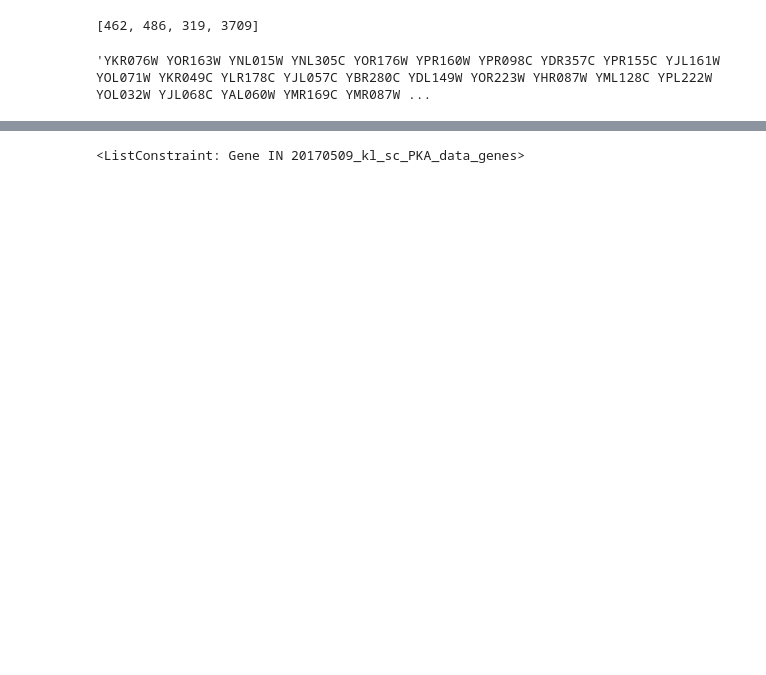
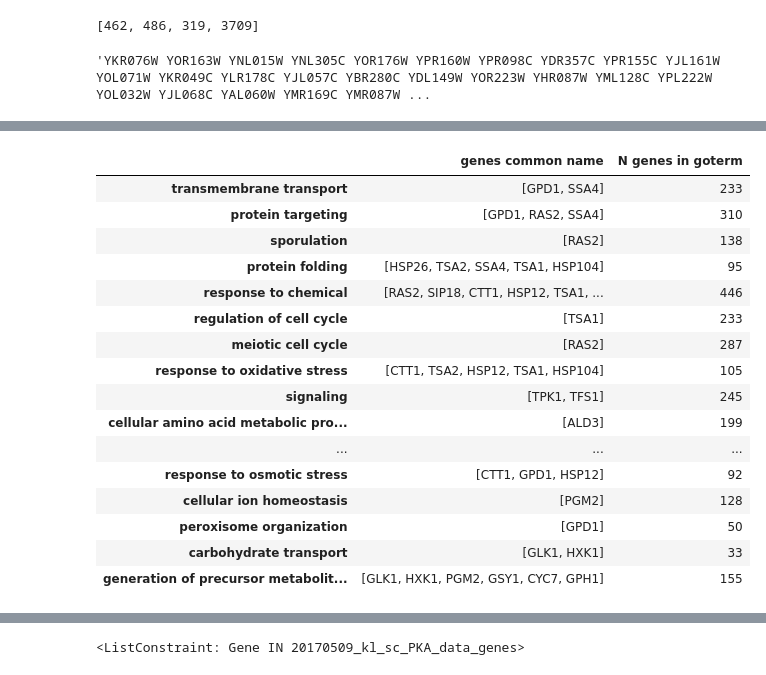
Before and after one commit to heineike02/yeast_esr_expression_analysis, a Jupyter notebook: scripts/20170817_klscpka_go_analysis.ipynb, the cells around one changed output, grey strips where cells are left out. Saved outputs shown, nothing was run; the diff lists cells and outputs as text; code cells hidden in the pictures; blank space fills up the shorter version.

```diff
--- a/scripts/20170817_klscpka_go_analysis.ipynb
+++ b/scripts/20170817_klscpka_go_analysis.ipynb
@@ -42,0 +112,14 @@ kl_sc_PKA_data_unsig = kl_sc_PKA_data.loc[list(unsig_ind)]
+# %%
+#Set up go term list and database:
+GO_aspect = 'P'
+#The three GO_aspect are:
+#C = cellular_component
+#F = molecular_function
+#P = biological_process
+
+
+go_slims = pd.read_table(data_processing_dir + os.path.normpath('go_terms/go_slim_mapping.tab'),header = None)
+go_slims.columns = ['sc_genename','sc_common_name','sgd_ID','GO_aspect','GO_term','GO_term_ID','feature_type']
+
+go_slims_aspect = go_slims[go_slims['GO_aspect']==GO_aspect]
+go_term_list = list(set(go_slims_aspect['GO_term']))
@@ -42,0 +129,47 @@ kl_sc_PKA_data_unsig = kl_sc_PKA_data.loc[list(unsig_ind)]
+# %%
+gene_set_data = kl_sc_PKA_data[kl_sc_PKA_data['SC_common_name'].isin(jso_msn2_targets)]
+gene_set_list = gene_set_data['sc_genename']
+
+
+go_term_data = []
+
+go_term_index = []
+
+for term in go_term_list:
+    term_genes = list(go_slims_aspect[go_slims_aspect['GO_term']==term]['sc_genename'])
+    if len(term_genes)> len(set(term_genes)):
+        print("Duplicate Term: " + term)
+    subset_genes_in_goterm =  set(gene_set_list) & set(term_genes)
+    N_subset_genes_in_goterm = len(subset_genes_in_goterm)
+    N_genes_in_goterm = len(term_genes)
+    if N_subset_genes_in_goterm >0:
+        subset_genes_in_goterm_commonname = io_library.SC_common_name_lookup(subset_genes_in_goterm)
+        go_term_data.append((N_subset_genes_in_goterm,
+                             subset_genes_in_goterm,
+                             subset_genes_in_goterm_commonname,
+                             N_genes_in_goterm))
+        go_term_index.append(term)
+
+go_term_df = pd.DataFrame(go_term_data, index = go_term_index,columns = ['N subset genes in goterm',
+                                                                            'genes',
+                                                                            'genes common name',
+                                                                            'N genes in goterm'])
+go_term_df[['genes common name','N genes in goterm']]
+# %% [output]
+|  | genes common name | N genes in goterm |
+| transmembrane transport | [GPD1, SSA4] | 233 |
+| protein targeting | [GPD1, RAS2, SSA4] | 310 |
+| sporulation | [RAS2] | 138 |
+| protein folding | [HSP26, TSA2, SSA4, TSA1, HSP104] | 95 |
+| response to chemical | [RAS2, SIP18, CTT1, HSP12, TSA1, ... | 446 |
+| regulation of cell cycle | [TSA1] | 233 |
+| meiotic cell cycle | [RAS2] | 287 |
+| response to oxidative stress | [CTT1, TSA2, HSP12, TSA1, HSP104] | 105 |
+| signaling | [TPK1, TFS1] | 245 |
+| cellular amino acid metabolic pro... | [ALD3] | 199 |
+| ... | ... | ... |
+| response to osmotic stress | [CTT1, GPD1, HSP12] | 92 |
+| cellular ion homeostasis | [PGM2] | 128 |
+| peroxisome organization | [GPD1] | 50 |
+| carbohydrate transport | [GLK1, HXK1] | 33 |
+| generation of precursor metabolit... | [GLK1, HXK1, PGM2, GSY1, CYC7, GPH1] | 155 |
```
Also changed, not shown: parts of 21 cells of this notebook, 7 other files.
